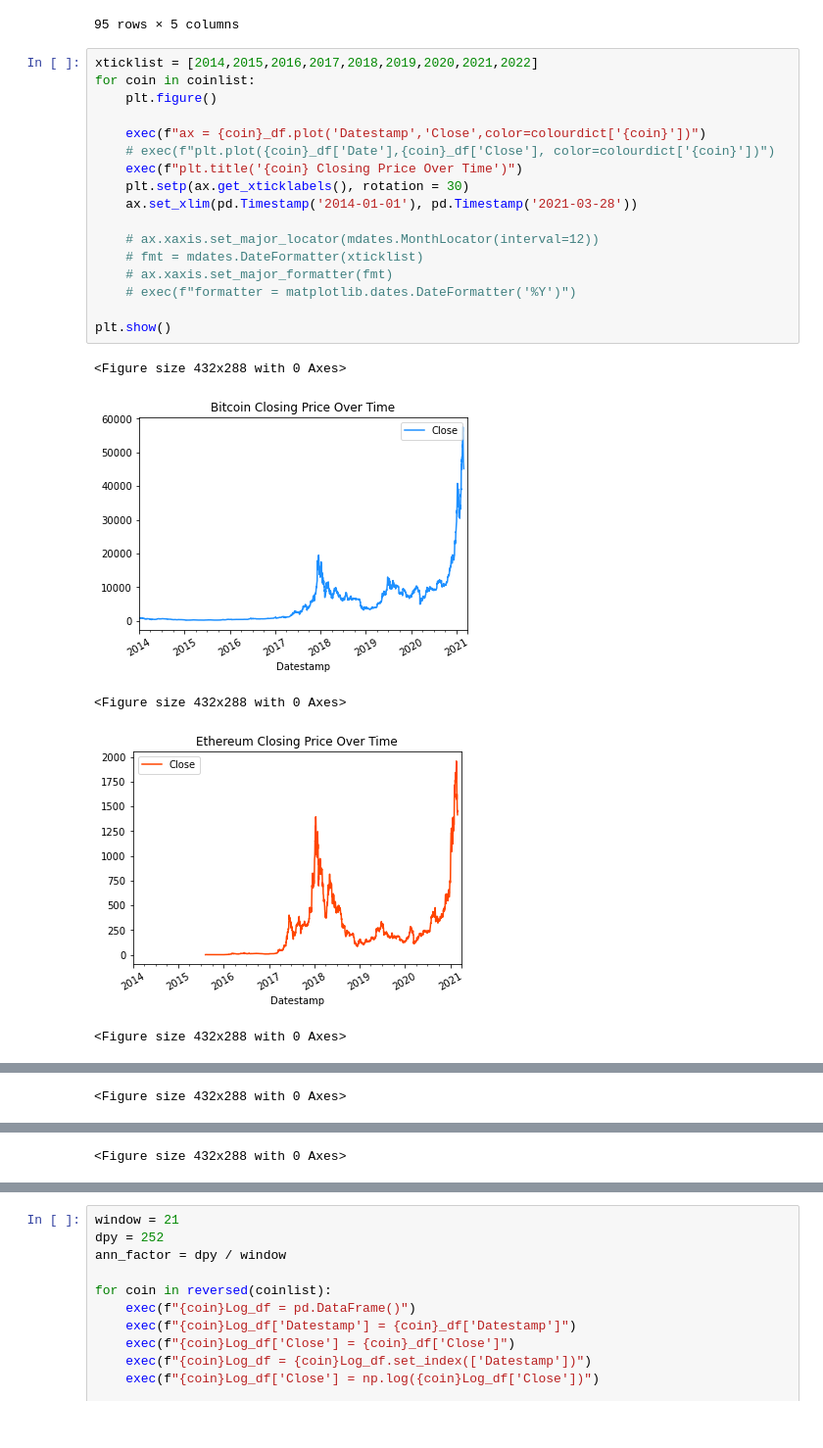
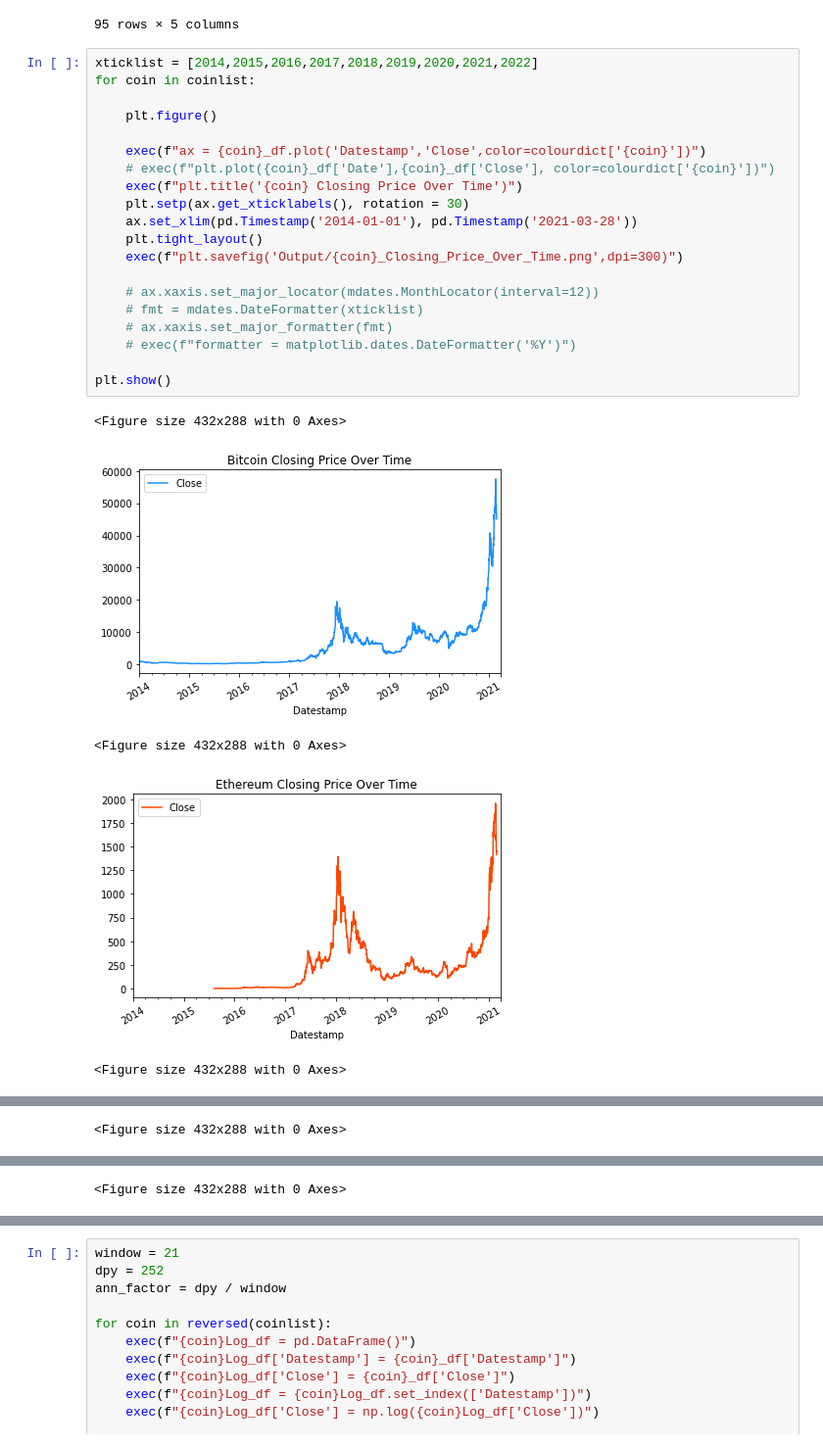
Before and after one commit to nickkyklausng/Crypto-Assignment, a Jupyter notebook: Dave-Crypto-Scratch-Notebook.ipynb, the cells around one changed output, grey strips where cells are left out. Shown at 98% size. Cells and saved outputs as stored; diff of their text form.

```diff
--- a/Dave-Crypto-Scratch-Notebook.ipynb
+++ b/Dave-Crypto-Scratch-Notebook.ipynb
@@ -126,23 +129,26 @@ Bitcoin_groupbymonth_df.mean()
 # %%
 xticklist = [2014,2015,2016,2017,2018,2019,2020,2021,2022]
 for coin in coinlist:
+
     plt.figure()
 
     exec(f"ax = {coin}_df.plot('Datestamp','Close',color=colourdict['{coin}'])")
     # exec(f"plt.plot({coin}_df['Date'],{coin}_df['Close'], color=colourdict['{coin}'])")
     exec(f"plt.title('{coin} Closing Price Over Time')")
     plt.setp(ax.get_xticklabels(), rotation = 30)
     ax.set_xlim(pd.Timestamp('2014-01-01'), pd.Timestamp('2021-03-28'))
+    plt.tight_layout()
+    exec(f"plt.savefig('Output/{coin}_Closing_Price_Over_Time.png',dpi=300)")
 
     # ax.xaxis.set_major_locator(mdates.MonthLocator(interval=12))
     # fmt = mdates.DateFormatter(xticklist)
     # ax.xaxis.set_major_formatter(fmt)
     # exec(f"formatter = matplotlib.dates.DateFormatter('%Y')")
 
 plt.show()
 # %% [output]
 <Figure size 432x288 with 0 Axes>
-[figure, old version]
+[figure, new version]
 <Figure size 432x288 with 0 Axes>
-[figure, old version]
+[figure, new version]
 <Figure size 432x288 with 0 Axes>
```
Also changed, not shown: parts of 14 cells of this notebook, 36 other files.
